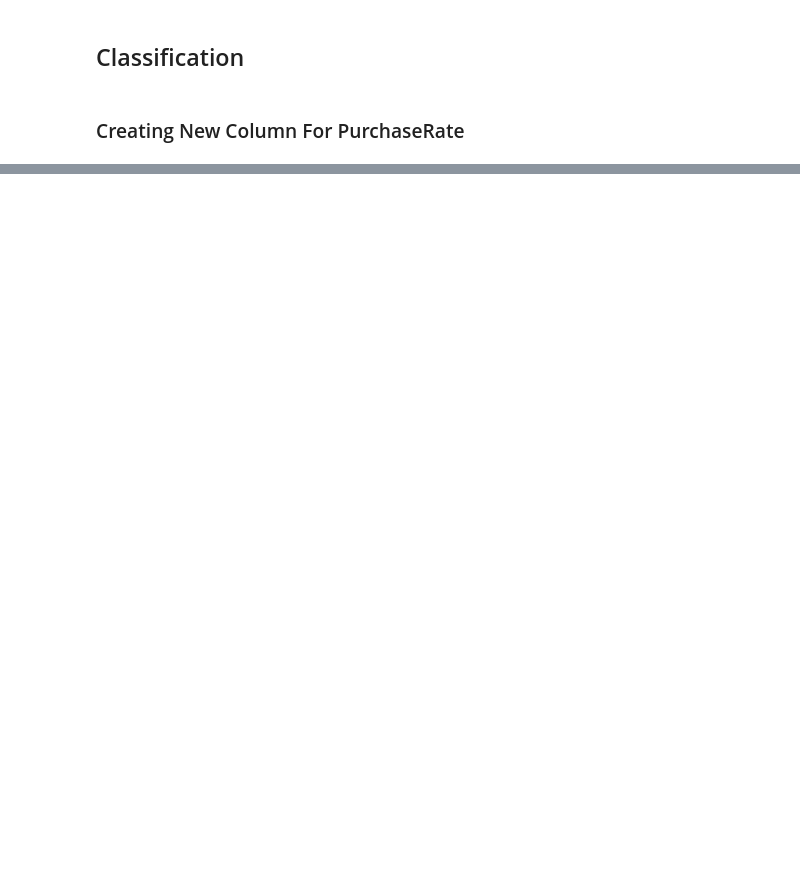
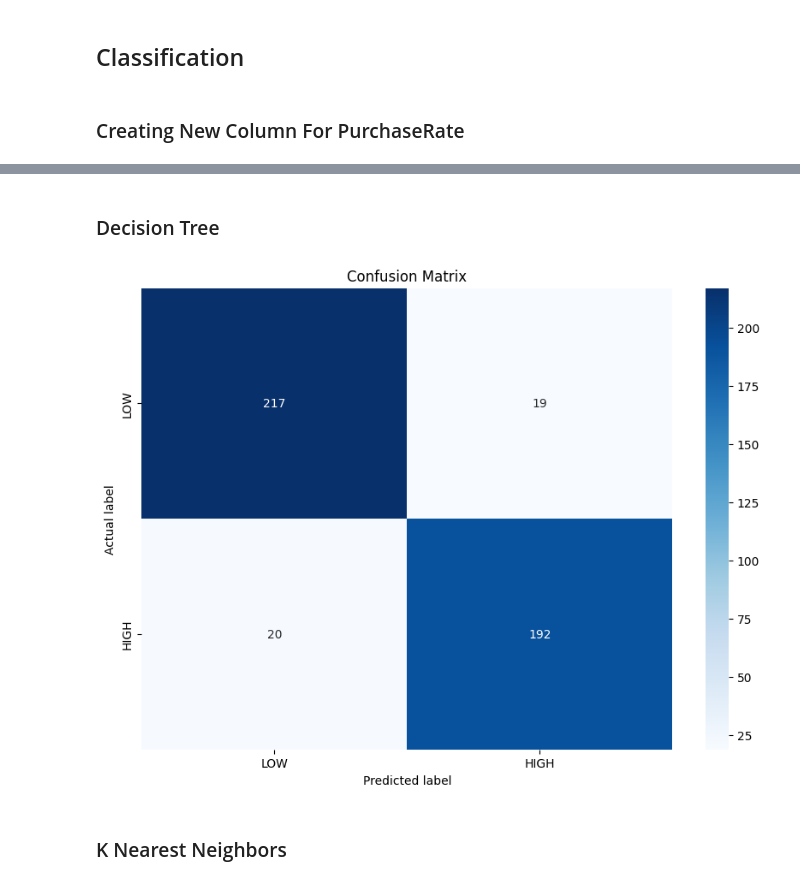
Before and after one commit to amiralirahimii/Artificial-Intelligence-Course-Projects-F2024, a Jupyter notebook: AI-CA4.ipynb, the cells around one changed output, grey strips where cells are left out. Saved outputs shown, nothing was run; the diff lists cells and outputs as text; code cells hidden in the pictures; blank space fills up the shorter version.

Commit message:
added decision tree and knn confusion matrixes (accuracies left)

```diff
--- a/AI-CA4.ipynb
+++ b/AI-CA4.ipynb
@@ -454,3 +459,8 @@ standardizedDF.head()
 | 4 | -0.082614 | 1.017761 | 1.428354 | -0.678332 | 0.247435 | 0.997361 | -0.929894 | 0.326760 | 1.550305 | ... |
 # %%
 newTarget = purchaseRate
+# %%
+def divideToXY(data):
+    X = data.drop(newTarget, axis=1)
+    Y = data[newTarget]
+    return X, Y
@@ -457,5 +474,26 @@ newTarget = purchaseRate
+# %%
+trainData, testData = train_test_split(standardizedDF, test_size=0.2)
+XTrain, YTrain = divideToXY(trainData)
+XTest, YTest = divideToXY(testData)
+# %% [markdown]
+### Decision Tree
 # %%
-XTrain = standardizedDF.drop(newTarget, axis=1)
-YTrain = standardizedDF[newTarget]
 DTClassifer = DecisionTreeClassifier(random_state=0)
 DTClassifer.fit(XTrain, YTrain)
+prediction = DTClassifer.predict(XTest)
+# %%
+def visualizeConMat(confusionMat):
+    plt.figure(figsize=(10,7))
+    labels = ['LOW', 'HIGH']
+    sb.heatmap(confusionMat, annot=True, fmt='d', cmap='Blues', xticklabels=labels, yticklabels=labels)
+    plt.title('Confusion Matrix')
+    plt.ylabel('Actual label')
+    plt.xlabel('Predicted label')
+    plt.show()
+# %%
+confusionMat = confusion_matrix(YTest, prediction)
+visualizeConMat(confusionMat)
+# %% [output]
+[figure, added]
+# %% [markdown]
+### K Nearest Neighbors
```
Also changed, not shown: parts of 8 cells of this notebook.
